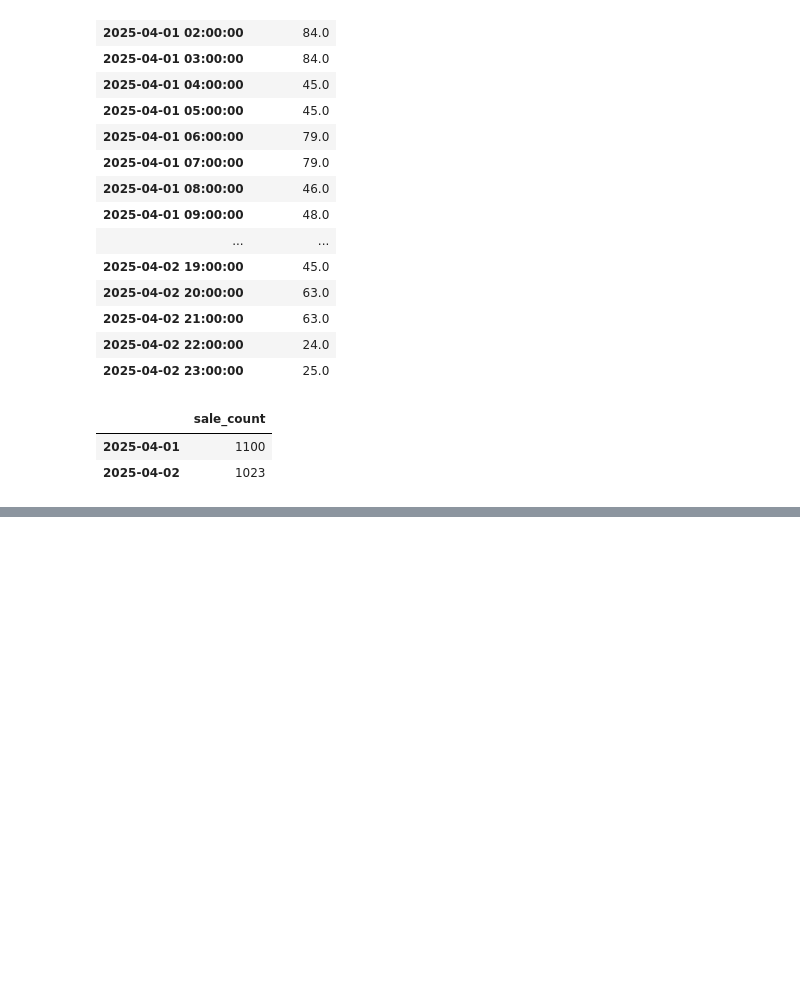
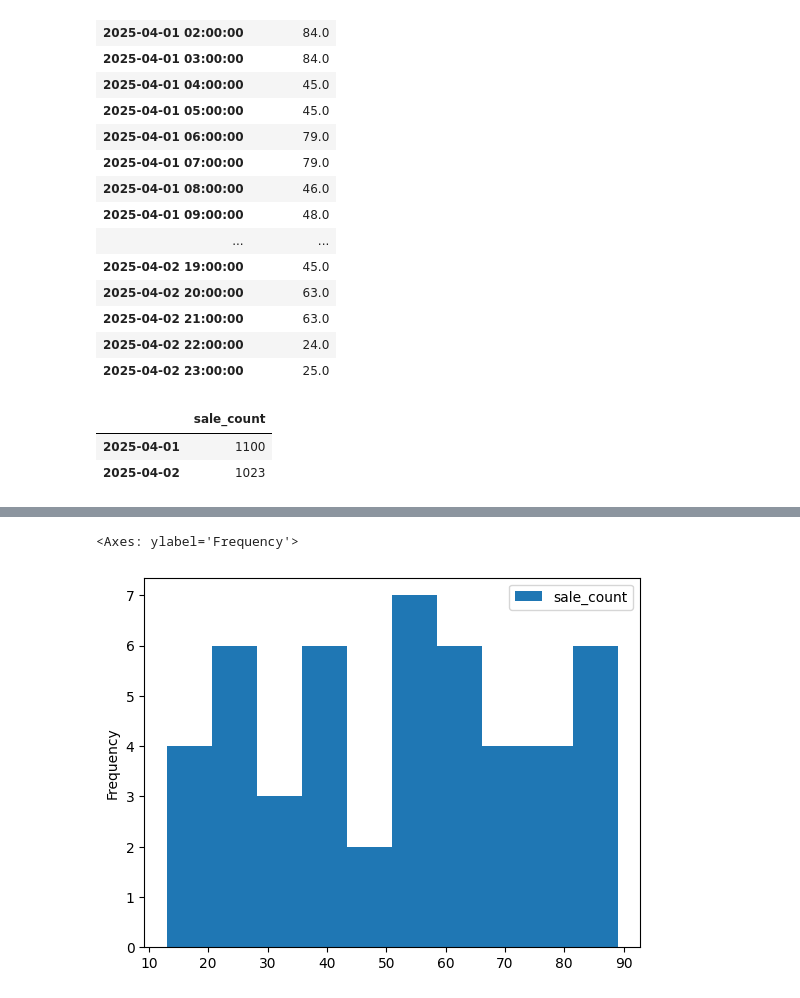
Before and after one commit to Mmd4LIFE/000-quera-bc, a Jupyter notebook: 02-pandas/pandas_intro.ipynb, the cells around one changed output, grey strips where cells are left out. Saved outputs shown, nothing was run; the diff lists cells and outputs as text; code cells hidden in the pictures; blank space fills up the shorter version.

```diff
--- a/02-pandas/pandas_intro.ipynb
+++ b/02-pandas/pandas_intro.ipynb
@@ -889,0 +1051,5 @@ df.resample('1D').agg({
+# %%
+df.plot(kind='hist')
+# %% [output]
+<Axes: ylabel='Frequency'>
+[figure, added]
```
Also changed, not shown: parts of 16 cells of this notebook, 3 other files.
